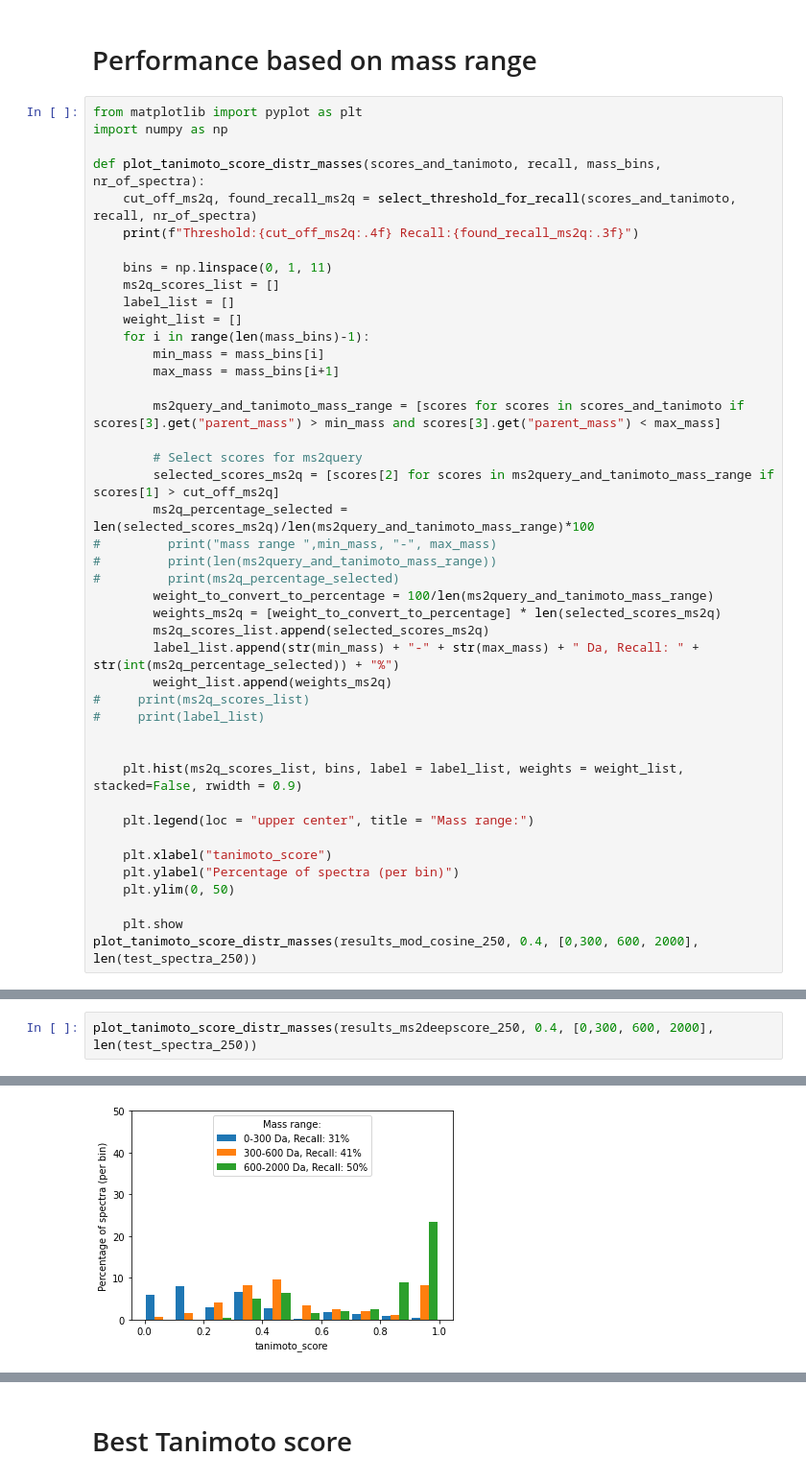
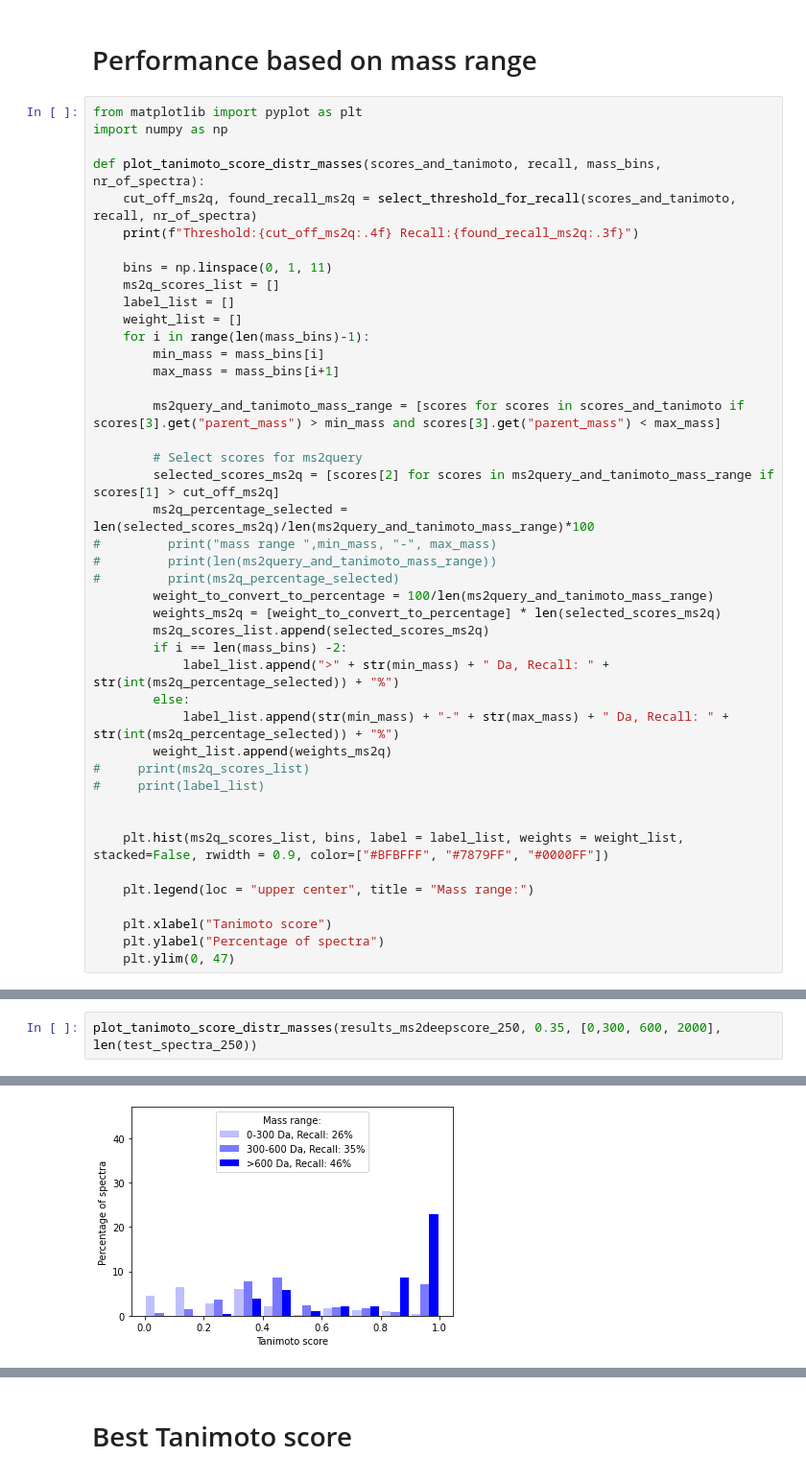
Before and after one commit to iomega/ms2query, a Jupyter notebook: notebooks/Analysis_with_dataset_GNPS_15_12_2021/benchmarking/benchmarking_visualization_analogue_search.ipynb, the cells around one changed output, grey strips where cells are left out. Shown at 96% size. Cells and saved outputs as stored; diff of their text form.

```diff
--- a/notebooks/Analysis_with_dataset_GNPS_15_12_2021/benchmarking/benchmarking_visualization_analogue_search.ipynb
+++ b/notebooks/Analysis_with_dataset_GNPS_15_12_2021/benchmarking/benchmarking_visualization_analogue_search.ipynb
@@ -183,19 +222,19 @@ def plot_tanimoto_score_distr_masses(scores_and_tanimoto, recall, mass_bins, nr_
         weight_to_convert_to_percentage = 100/len(ms2query_and_tanimoto_mass_range)
         weights_ms2q = [weight_to_convert_to_percentage] * len(selected_scores_ms2q)
         ms2q_scores_list.append(selected_scores_ms2q)
-        label_list.append(str(min_mass) + "-" + str(max_mass) + " Da, Recall: " + str(int(ms2q_percentage_selected)) + "%")
+        if i == len(mass_bins) -2:
+            label_list.append(">" + str(min_mass) + " Da, Recall: " + str(int(ms2q_percentage_selected)) + "%")
+        else:
+            label_list.append(str(min_mass) + "-" + str(max_mass) + " Da, Recall: " + str(int(ms2q_percentage_selected)) + "%")
         weight_list.append(weights_ms2q)
 #     print(ms2q_scores_list)
 #     print(label_list)
 
 
-    plt.hist(ms2q_scores_list, bins, label = label_list, weights = weight_list, stacked=False, rwidth = 0.9)
+    plt.hist(ms2q_scores_list, bins, label = label_list, weights = weight_list, stacked=False, rwidth = 0.9, color=["#BFBFFF", "#7879FF", "#0000FF"])
 
     plt.legend(loc = "upper center", title = "Mass range:")
 
-    plt.xlabel("tanimoto_score")
-    plt.ylabel("Percentage of spectra (per bin)")
-    plt.ylim(0, 50)
-
-    plt.show
-plot_tanimoto_score_distr_masses(results_mod_cosine_250, 0.4, [0,300, 600, 2000], len(test_spectra_250))
+    plt.xlabel("Tanimoto score")
+    plt.ylabel("Percentage of spectra")
+    plt.ylim(0, 47)
@@ -205,3 +255,3 @@ Threshold:0.9832 Recall:0.399
 # %%
-plot_tanimoto_score_distr_masses(results_ms2deepscore_250, 0.4, [0,300, 600, 2000], len(test_spectra_250))
+plot_tanimoto_score_distr_masses(results_ms2deepscore_250, 0.35, [0,300, 600, 2000], len(test_spectra_250))
 # %% [output]
@@ -209 +259 @@ Threshold:0.9601 Recall:0.399
-[figure, old version]
+[figure, new version]
```
Also changed, not shown: parts of 26 cells of this notebook, 2 other files.
